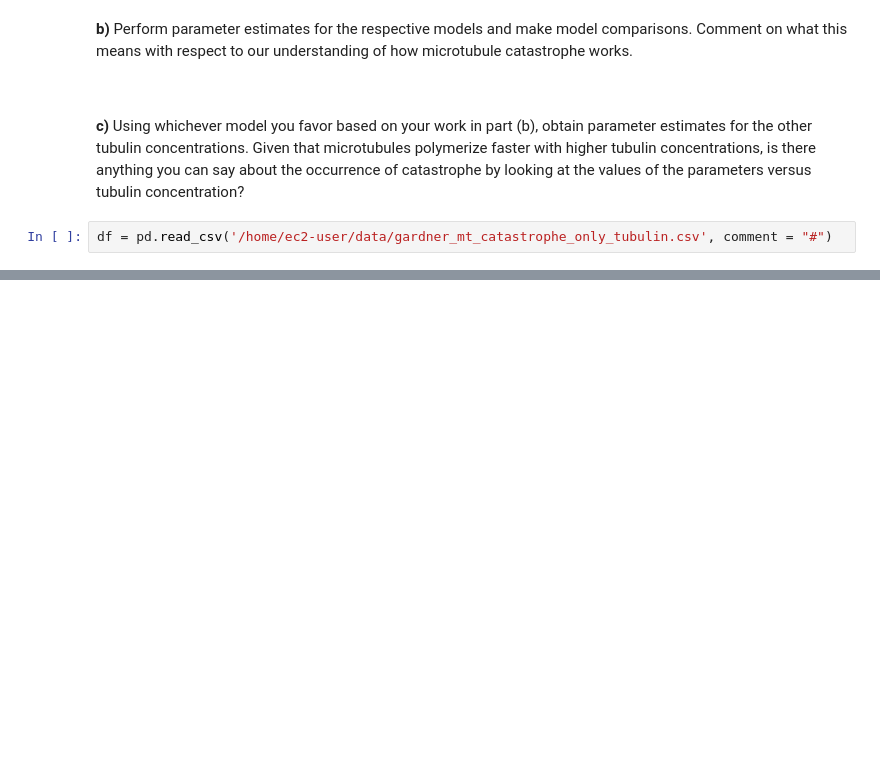
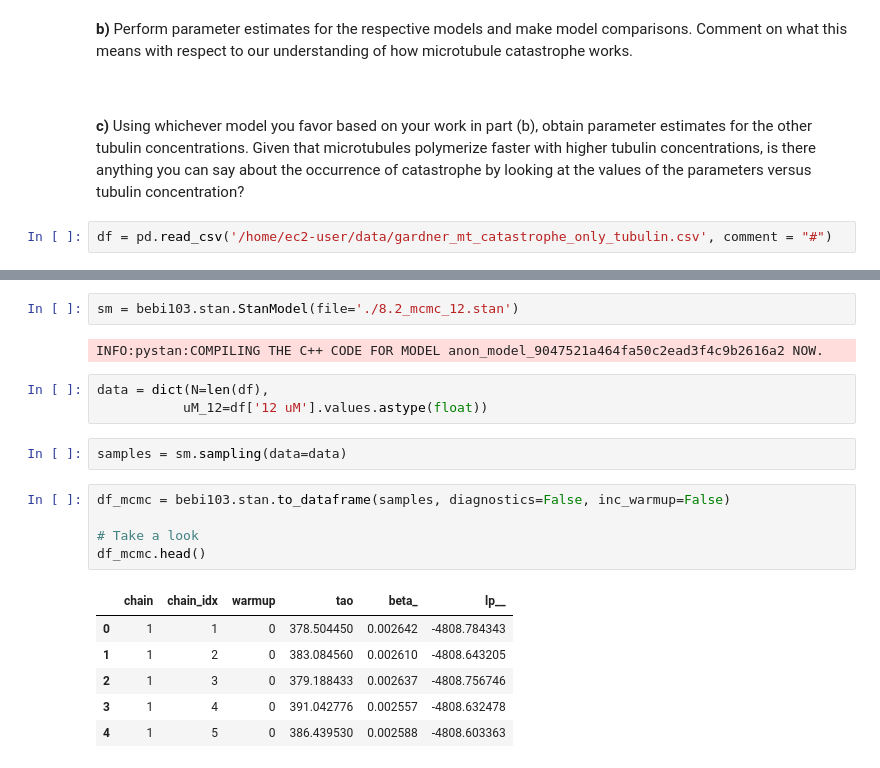
Before and after one commit to heathjohn62/bebi103, a Jupyter notebook: sandbox/hw8_MariaSandbox.ipynb, the cells around one changed output, grey strips where cells are left out. Drawn from its saved outputs; the diff is of its cells as text; blank space fills up the shorter version.

```diff
--- a/sandbox/hw8_MariaSandbox.ipynb
+++ b/sandbox/hw8_MariaSandbox.ipynb
@@ -96,3 +107,24 @@ bokeh.io.show(p)
 # %% [output]
 [interactive output not drawn]
 [interactive output not drawn]
+# %%
+sm = bebi103.stan.StanModel(file='./8.2_mcmc_12.stan')
+# %% [output]
+INFO:pystan:COMPILING THE C++ CODE FOR MODEL anon_model_9047521a464fa50c2ead3f4c9b2616a2 NOW.
+# %%
+data = dict(N=len(df),
+           uM_12=df['12 uM'].values.astype(float))
+# %%
+samples = sm.sampling(data=data)
+# %%
+df_mcmc = bebi103.stan.to_dataframe(samples, diagnostics=False, inc_warmup=False)
+
+# Take a look
+df_mcmc.head()
+# %% [output]
+|  | chain | chain_idx | warmup | tao | beta_ | lp__ |
+| 0 | 1 | 1 | 0 | 378.504450 | 0.002642 | -4808.784343 |
+| 1 | 1 | 2 | 0 | 383.084560 | 0.002610 | -4808.643205 |
+| 2 | 1 | 3 | 0 | 379.188433 | 0.002637 | -4808.756746 |
+| 3 | 1 | 4 | 0 | 391.042776 | 0.002557 | -4808.632478 |
+| 4 | 1 | 5 | 0 | 386.439530 | 0.002588 | -4808.603363 |
```
Also changed, not shown: parts of 6 cells of this notebook, 3 other files.
